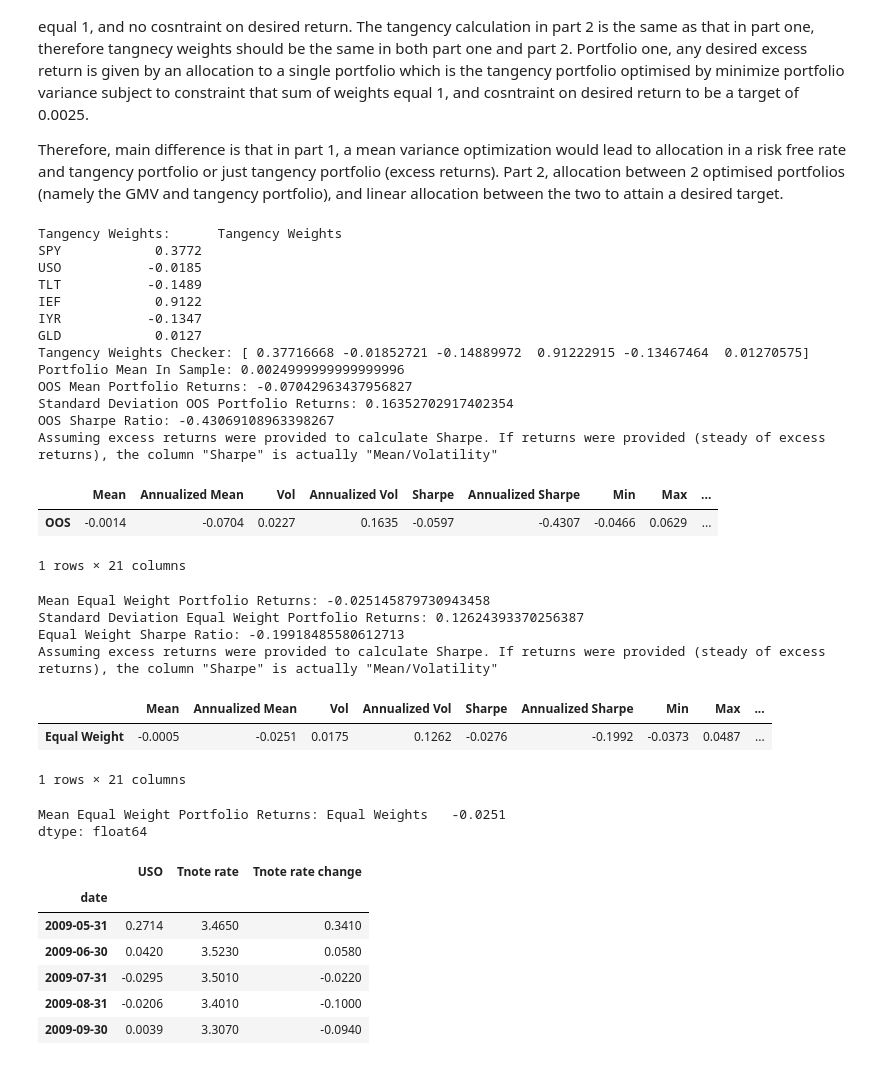
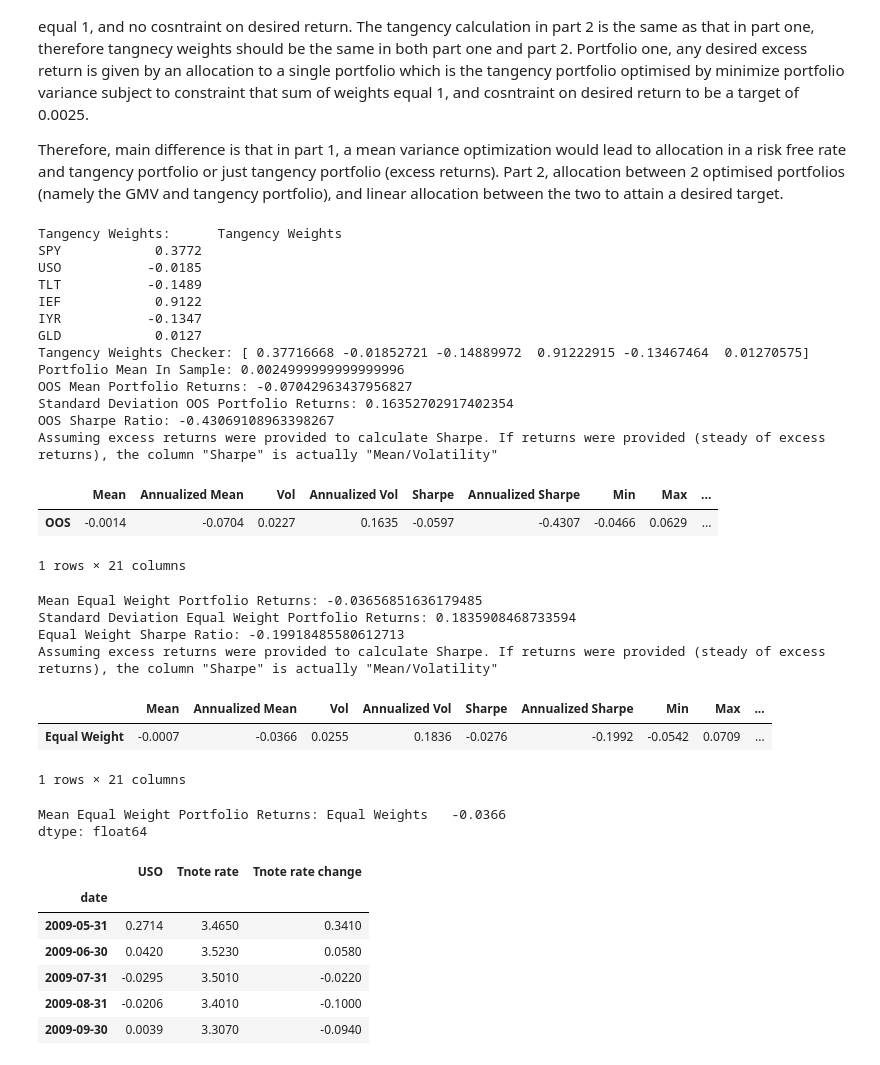
Before and after one commit to andyandikko/finm-portfolio-2024, a Jupyter notebook: practice/final_exam_practice.ipynb, the cells around one changed output. Drawn from its saved outputs; the diff is of its cells as text; code cells hidden in the pictures.

```diff
--- a/practice/final_exam_practice.ipynb
+++ b/practice/final_exam_practice.ipynb
@@ -194,6 +194,8 @@ display(pmh.calc_summary_statistics(portfolio_returns_OOS.to_frame("OOS") * allo
 
 # equal weright portfolio
 equal_weights = np.ones(len(mean_returns)) / len(mean_returns)
+port_return = (portfolio_data_dropped_2011 @ equal_weights).mean()
+equal_weights = equal_weights * (desired_return / port_return)
 equal_weight_returns = OOS_data @ equal_weights
 mean_equal_weight_returns = equal_weight_returns.mean() * 52
 std_equal_weight_returns = equal_weight_returns.std() * np.sqrt(52)
@@ -203,38 +205,41 @@ print(f"Standard Deviation Equal Weight Portfolio Returns: {std_equal_weight_ret
 print(f"Equal Weight Sharpe Ratio: {sharpe_ratio_equal}")
 
 display(pmh.calc_summary_statistics(equal_weight_returns.to_frame("Equal Weight") , annual_factor=52))
 
 equal_weights = pmh.calc_equal_weights(returns=portfolio_data_dropped_2011)
+port_return = (portfolio_data_dropped_2011 @ equal_weights).mean()
+equal_weights = equal_weights * (desired_return / port_return)
+
 equal_weight_returns = OOS_data @ equal_weights
 mean_equal_weight_returns = equal_weight_returns.mean() * 52
 std_equal_weight_returns = equal_weight_returns.std() * np.sqrt(52)
 sharpe_ratio_equal = mean_equal_weight_returns / std_equal_weight_returns
 print(f"Mean Equal Weight Portfolio Returns: {mean_equal_weight_returns}")
 # %% [output]
 Tangency Weights:      Tangency Weights
 SPY            0.3772
 USO           -0.0185
 TLT           -0.1489
 IEF            0.9122
 IYR           -0.1347
 GLD            0.0127
 Tangency Weights Checker: [ 0.37716668 -0.01852721 -0.14889972  0.91222915 -0.13467464  0.01270575]
 Portfolio Mean In Sample: 0.0024999999999999996
 OOS Mean Portfolio Returns: -0.07042963437956827
 Standard Deviation OOS Portfolio Returns: 0.16352702917402354
 OOS Sharpe Ratio: -0.43069108963398267
 Assuming excess returns were provided to calculate Sharpe. If returns were provided (steady of excess returns), the column "Sharpe" is actually "Mean/Volatility"
 |  | Mean | Annualized Mean | Vol | Annualized Vol | Sharpe | Annualized Sharpe | Min | Max | ... |
 | OOS | -0.0014 | -0.0704 | 0.0227 | 0.1635 | -0.0597 | -0.4307 | -0.0466 | 0.0629 | ... |
 1 rows × 21 columns
-Mean Equal Weight Portfolio Returns: -0.025145879730943458
-Standard Deviation Equal Weight Portfolio Returns: 0.12624393370256387
+Mean Equal Weight Portfolio Returns: -0.03656851636179485
+Standard Deviation Equal Weight Portfolio Returns: 0.1835908468733594
 Equal Weight Sharpe Ratio: -0.19918485580612713
 Assuming excess returns were provided to calculate Sharpe. If returns were provided (steady of excess returns), the column "Sharpe" is actually "Mean/Volatility"
 |  | Mean | Annualized Mean | Vol | Annualized Vol | Sharpe | Annualized Sharpe | Min | Max | ... |
-| Equal Weight | -0.0005 | -0.0251 | 0.0175 | 0.1262 | -0.0276 | -0.1992 | -0.0373 | 0.0487 | ... |
+| Equal Weight | -0.0007 | -0.0366 | 0.0255 | 0.1836 | -0.0276 | -0.1992 | -0.0542 | 0.0709 | ... |
 1 rows × 21 columns
-Mean Equal Weight Portfolio Returns: Equal Weights   -0.0251
+Mean Equal Weight Portfolio Returns: Equal Weights   -0.0366
 dtype: float64
 # %%
 # Q3
```
Also changed, not shown: parts of 3 cells of this notebook, 1 other file.
